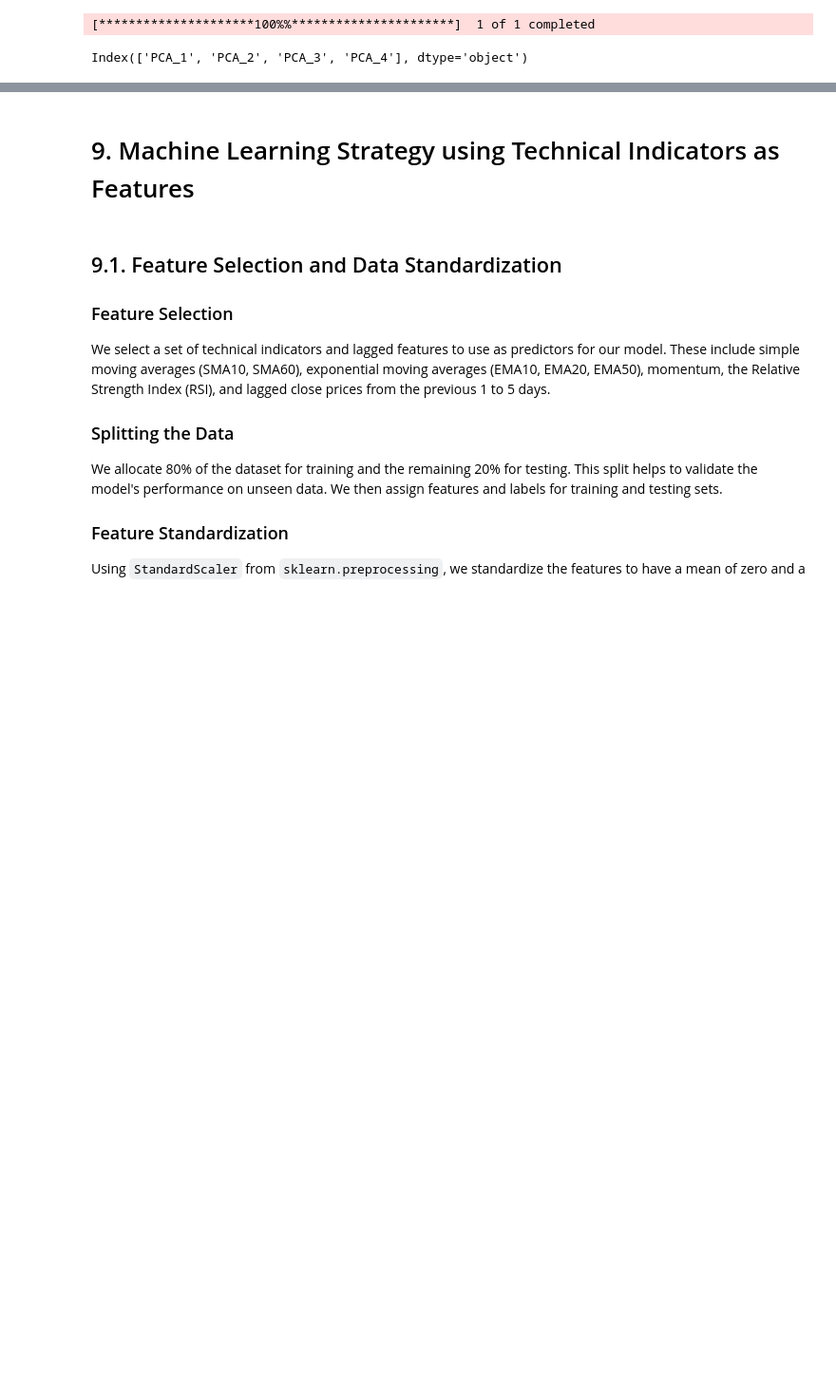
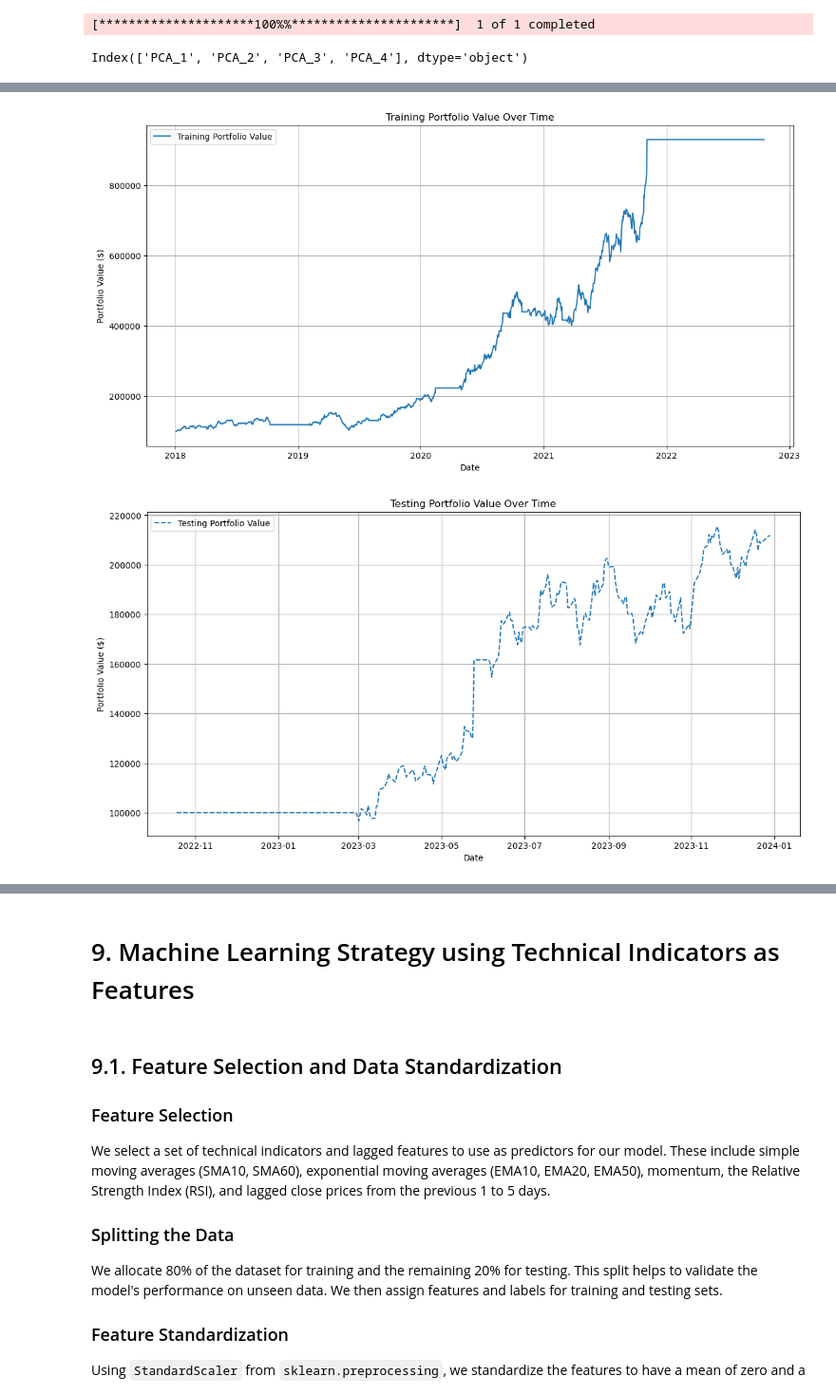
Before and after one commit to astronaut505/tradingtroll, a Jupyter notebook: buyorbye.ipynb, the cells around one changed output, grey strips where cells are left out. Shown at 95% size. Saved outputs shown, nothing was run; the diff lists cells and outputs as text; code cells hidden in the pictures; blank space fills up the shorter version.

```diff
--- a/buyorbye.ipynb
+++ b/buyorbye.ipynb
@@ -430,0 +474,26 @@ Further steps could involve optimizing the signal generation parameters to reduc
+# %%
+
+# Plot portfolio value for training set
+plt.figure(figsize=(14, 7))
+plt.plot(train_data['Portfolio'], label='Training Portfolio Value')
+plt.title('Training Portfolio Value Over Time')
+plt.xlabel('Date')
+plt.ylabel('Portfolio Value ($)')
+plt.legend()
+plt.grid()
+plt.savefig('OutputHMM/training_portfolio_value.png')
+plt.show()
+
+# Plot portfolio value for testing set
+plt.figure(figsize=(14, 7))
+plt.plot(test_data['Portfolio'], label='Testing Portfolio Value', linestyle='--')
+plt.title('Testing Portfolio Value Over Time')
+plt.xlabel('Date')
+plt.ylabel('Portfolio Value ($)')
+plt.legend()
+plt.grid()
+plt.savefig('OutputHMM/testing_portfolio_value.png')
+plt.show()
+# %% [output]
+[figure, added]
+[figure, added]
```
Also changed, not shown: parts of 20 cells of this notebook, 4 other files.
